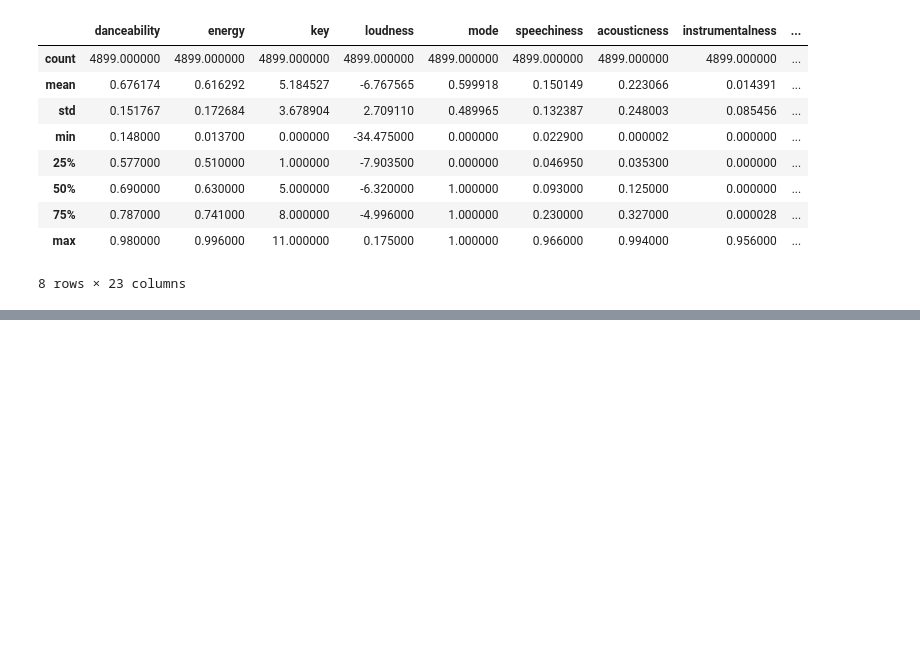
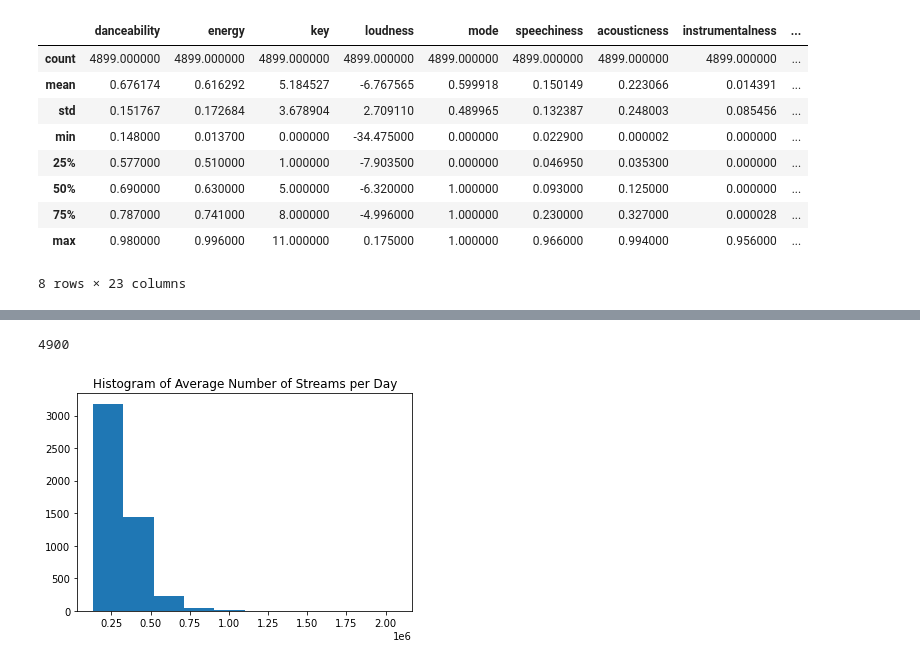
Before and after one commit to chriscc447/orie3120_final, a Jupyter notebook: audio features vs popularity.ipynb, the cells around one changed output, grey strips where cells are left out. Cells and saved outputs as stored; diff of their text form; code cells hidden in the pictures; blank space fills up the shorter version.

```diff
--- a/audio features vs popularity.ipynb
+++ b/audio features vs popularity.ipynb
@@ -115,0 +126,10 @@ plt.show()
+# %%
+len(df_grp_songs)
+# %% [output]
+4900
+# %%
+plt.hist(df_grp_songs.streams_mean)
+plt.title('Histogram of Average Number of Streams per Day')
+plt.show()
+# %% [output]
+[figure, added]
```
Also changed, not shown: parts of 13 cells of this notebook, 1 other file.
